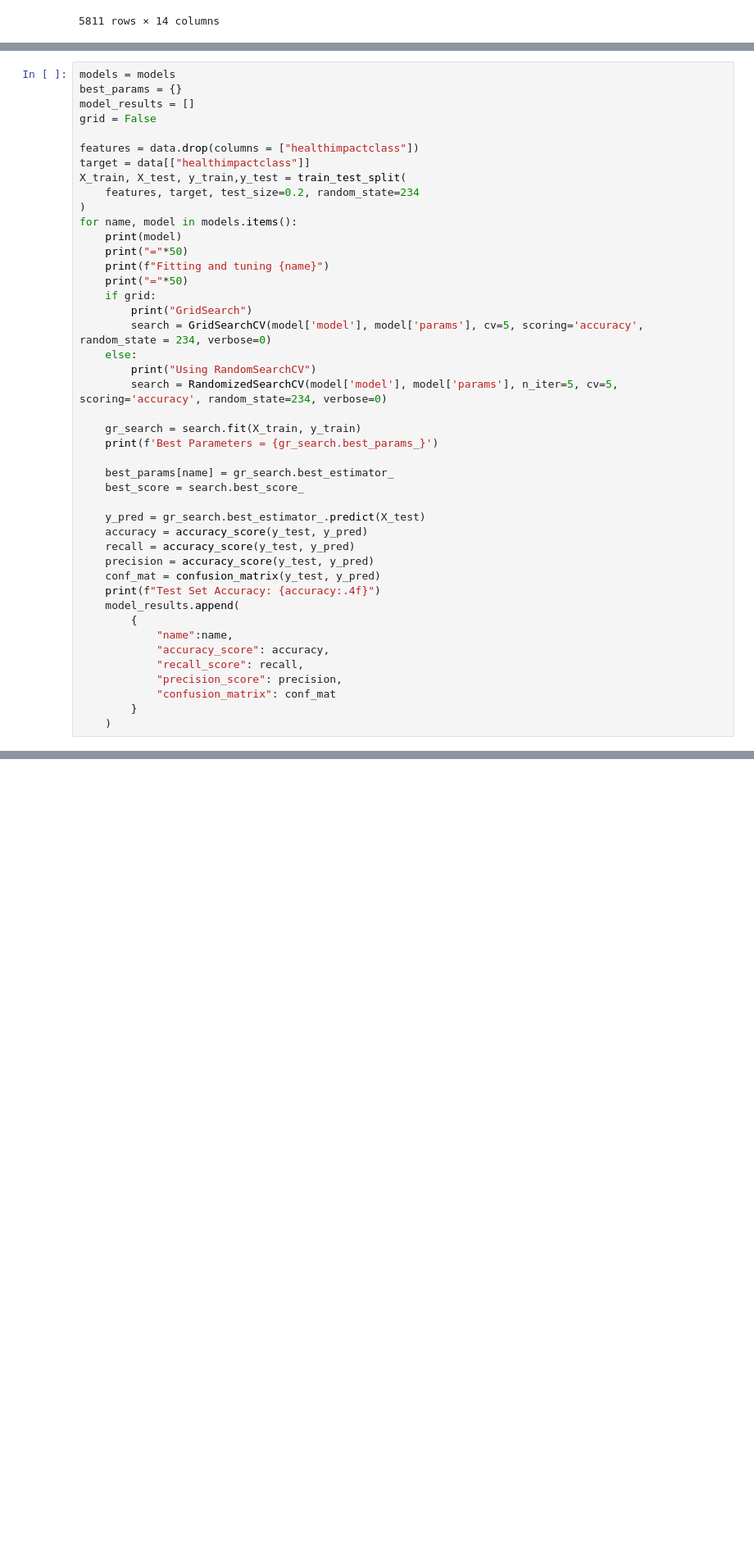
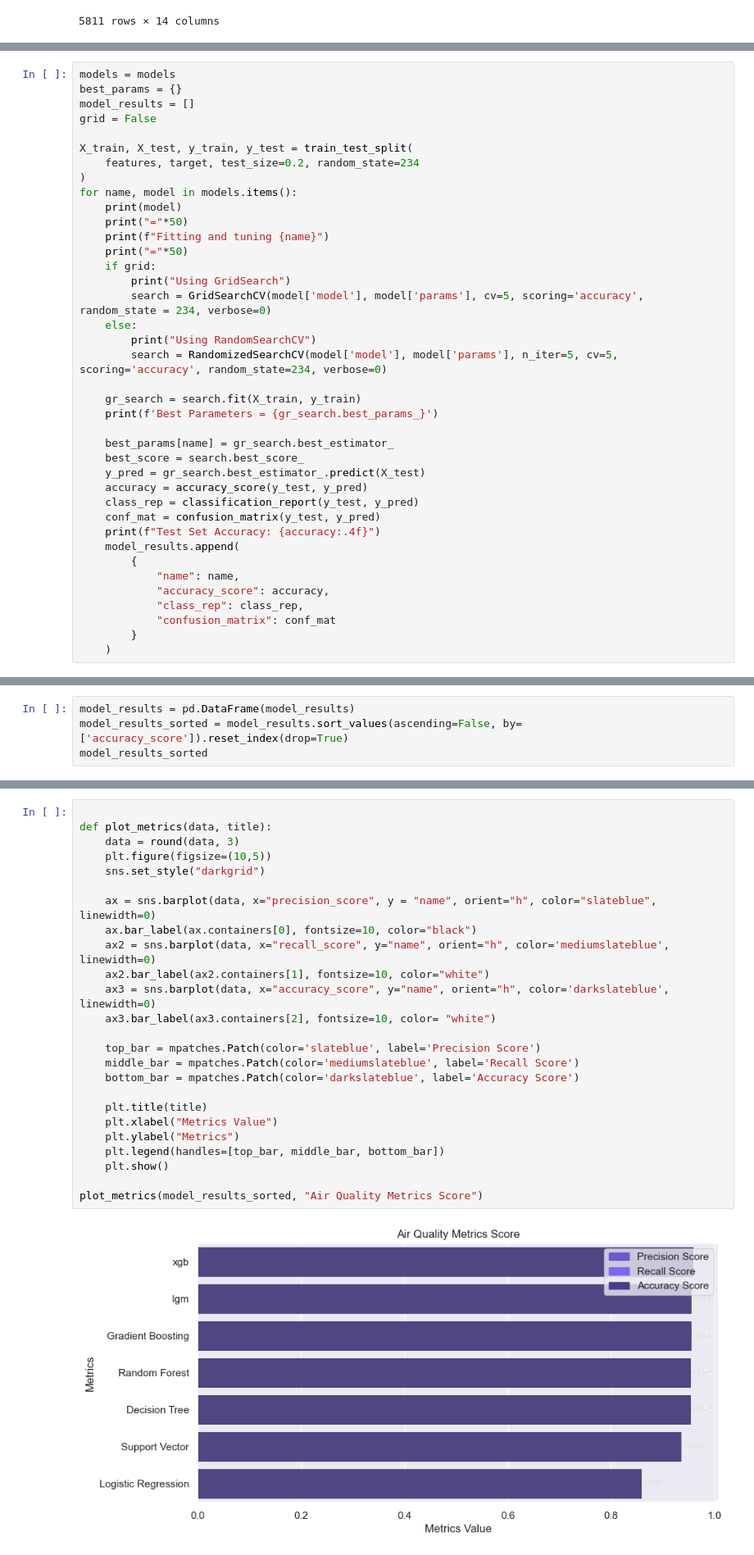
Before and after one commit to Ci-re/AirQuality, a Jupyter notebook: air_quality.ipynb, the cells around one changed output, grey strips where cells are left out. Shown at 82% size. Cells and saved outputs as stored; diff of their text form; blank space fills up the shorter version.

```diff
--- a/air_quality.ipynb
+++ b/air_quality.ipynb
@@ -367,9 +391,7 @@ best_params = {}
 model_results = []
 grid = False
 
-features = data.drop(columns = ["healthimpactclass"])
-target = data[["healthimpactclass"]]
-X_train, X_test, y_train,y_test = train_test_split(
+X_train, X_test, y_train, y_test = train_test_split(
     features, target, test_size=0.2, random_state=234
 )
 for name, model in models.items():
@@ -378,7 +400,7 @@ for name, model in models.items():
     print(f"Fitting and tuning {name}")
     print("="*50)
     if grid:
-        print("GridSearch")
+        print("Using GridSearch")
         search = GridSearchCV(model['model'], model['params'], cv=5, scoring='accuracy', random_state = 234, verbose=0)
     else:
         print("Using RandomSearchCV")
@@ -389,19 +411,16 @@ for name, model in models.items():
 
     best_params[name] = gr_search.best_estimator_
     best_score = search.best_score_
-
     y_pred = gr_search.best_estimator_.predict(X_test)
     accuracy = accuracy_score(y_test, y_pred)
-    recall = accuracy_score(y_test, y_pred)
-    precision = accuracy_score(y_test, y_pred)
+    class_rep = classification_report(y_test, y_pred)
     conf_mat = confusion_matrix(y_test, y_pred)
     print(f"Test Set Accuracy: {accuracy:.4f}")
     model_results.append(
         {
-            "name":name,
+            "name": name,
             "accuracy_score": accuracy,
-            "recall_score": recall,
-            "precision_score": precision,
+            "class_rep": class_rep,
             "confusion_matrix": conf_mat
         }
     )
@@ -535,0 +445,4 @@ print(mean_squared_error(fyld_pred, fyld_test))
+# %%
+model_results = pd.DataFrame(model_results)
+model_results_sorted = model_results.sort_values(ascending=False, by=['accuracy_score']).reset_index(drop=True)
+model_results_sorted
@@ -535,0 +458,27 @@ print(mean_squared_error(fyld_pred, fyld_test))
+# %%
+
+def plot_metrics(data, title):
+    data = round(data, 3)
+    plt.figure(figsize=(10,5))
+    sns.set_style("darkgrid")
+
+    ax = sns.barplot(data, x="precision_score", y = "name", orient="h", color="slateblue", linewidth=0)
+    ax.bar_label(ax.containers[0], fontsize=10, color="black")
+    ax2 = sns.barplot(data, x="recall_score", y="name", orient="h", color='mediumslateblue', linewidth=0)
+    ax2.bar_label(ax2.containers[1], fontsize=10, color="white")
+    ax3 = sns.barplot(data, x="accuracy_score", y="name", orient="h", color='darkslateblue', linewidth=0)
+    ax3.bar_label(ax3.containers[2], fontsize=10, color= "white")
+
+    top_bar = mpatches.Patch(color='slateblue', label='Precision Score')
+    middle_bar = mpatches.Patch(color='mediumslateblue', label='Recall Score')
+    bottom_bar = mpatches.Patch(color='darkslateblue', label='Accuracy Score')
+
+    plt.title(title)
+    plt.xlabel("Metrics Value")
+    plt.ylabel("Metrics")
+    plt.legend(handles=[top_bar, middle_bar, bottom_bar])
+    plt.show()
+
+plot_metrics(model_results_sorted, "Air Quality Metrics Score")
+# %% [output]
+[figure, added]
```
Also changed, not shown: parts of 8 cells of this notebook, 2 other files.
